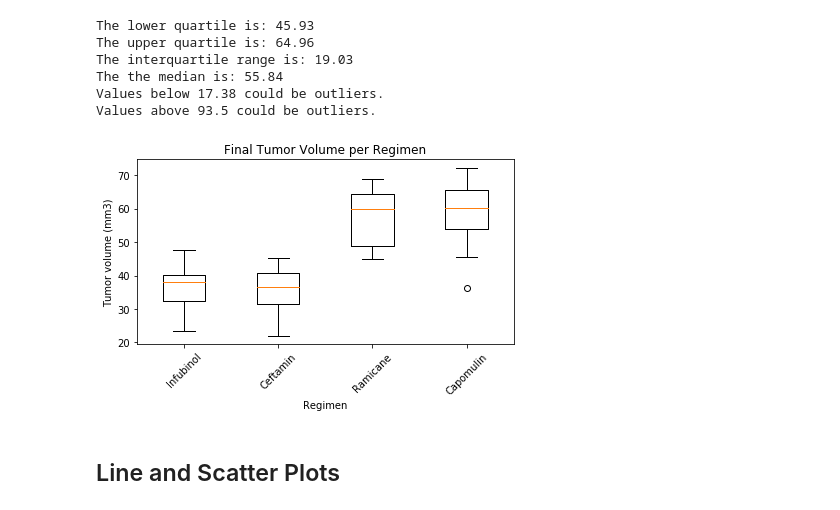
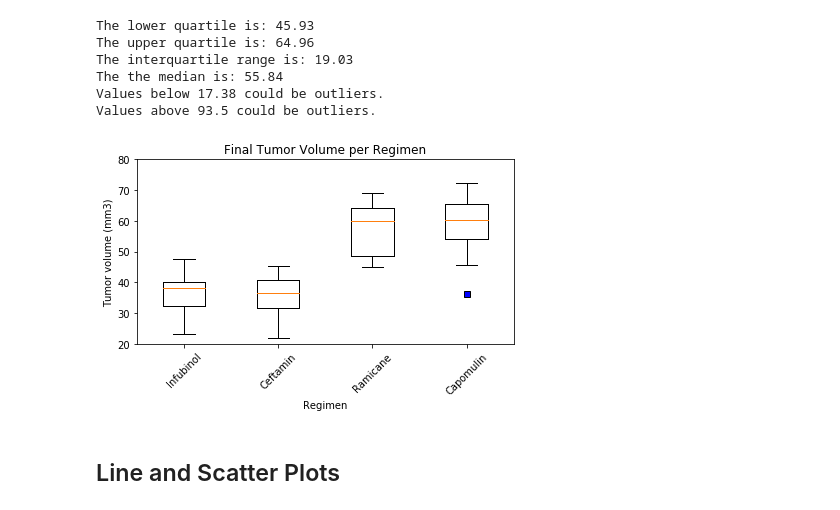
Before and after one commit to JDICKENSON91/Matplotlib_challenge, a Jupyter notebook: pymaceuticals.ipynb, the cells around one changed output. Saved outputs shown, nothing was run; the diff lists cells and outputs as text; code cells hidden in the pictures.

```diff
--- a/pymaceuticals.ipynb
+++ b/pymaceuticals.ipynb
@@ -274,32 +297,35 @@ Values above 93.5 could be outliers.
 # %%
 # Generate a box plot of the final tumor volume of each mouse across four regimens of interest
 includedtreatments_infubinol = includedtreatments.drop(["Ceftamin","Ramicane","Capomulin"], axis=0)
 tumor_volumes_infubinol = includedtreatments_infubinol["Tumor Volume (mm3)"]
 
 
 includedtreatments_Ceftamin = includedtreatments.drop(["Infubinol","Ramicane","Capomulin"], axis=0)
 tumor_volumes_Ceftamin = includedtreatments_Ceftamin["Tumor Volume (mm3)"]
 
 
 includedtreatments_Ramicane = includedtreatments.drop(["Infubinol","Capomulin","Ceftamin"], axis=0)
 tumor_volumes_Ramicane = includedtreatments_Ramicane["Tumor Volume (mm3)"]
 
 
 includedtreatments_Capomulin = includedtreatments.drop(["Infubinol","Ramicane","Ceftamin"], axis=0)
 tumor_volumes_Capomulin = includedtreatments_Capomulin["Tumor Volume (mm3)"]
 
 
 dataplots = [tumor_volumes_Capomulin,tumor_volumes_Ramicane,tumor_volumes_Ceftamin,tumor_volumes_infubinol]
 fig, axs = plt.subplots()
 plt.title("Final Tumor Volume per Regimen")
 plt.xlabel("Regimen")
 plt.ylabel("Tumor volume (mm3)")
 plt.xticks(rotation=45)
+plt.ylim(20,80)
 axs.boxplot(dataplots);
+custom_markers = dict(markerfacecolor='b', marker='s')
+axs.boxplot(dataplots, flierprops=custom_markers)
 plt.xticks([1, 2, 3, 4], ['Infubinol', 'Ceftamin', "Ramicane","Capomulin"])
 plt.tight_layout()
 # %% [output]
-[figure, old version]
+[figure, new version]
 # %% [markdown]
 ## Line and Scatter Plots
 # %%
```
Also changed, not shown: parts of 7 cells of this notebook.
